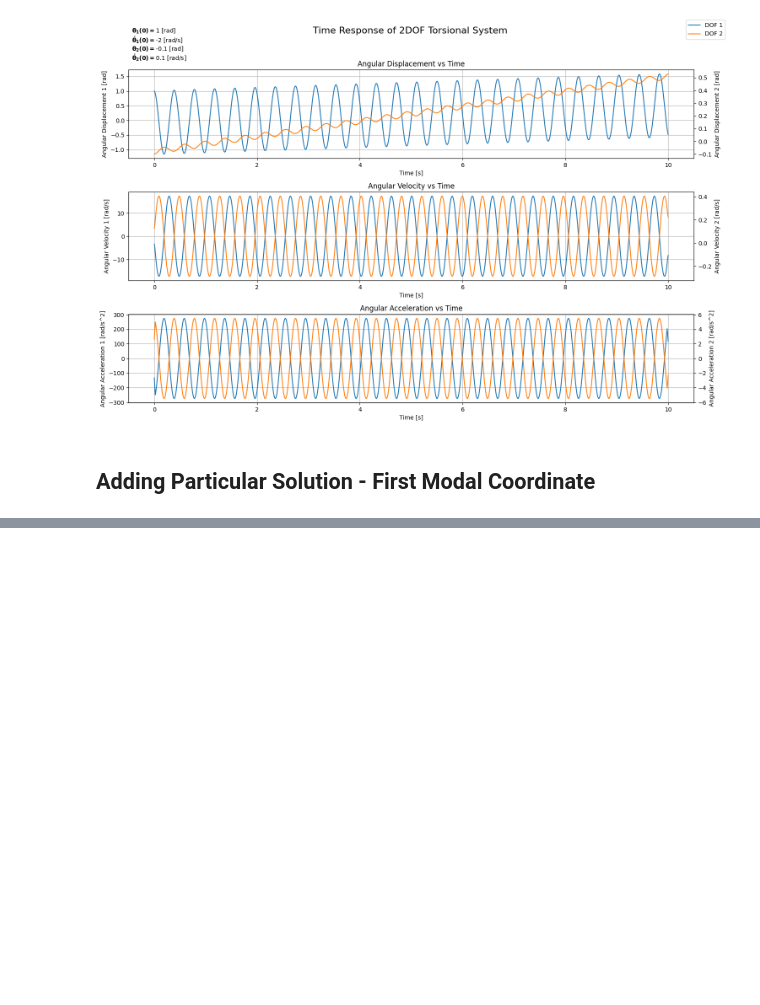
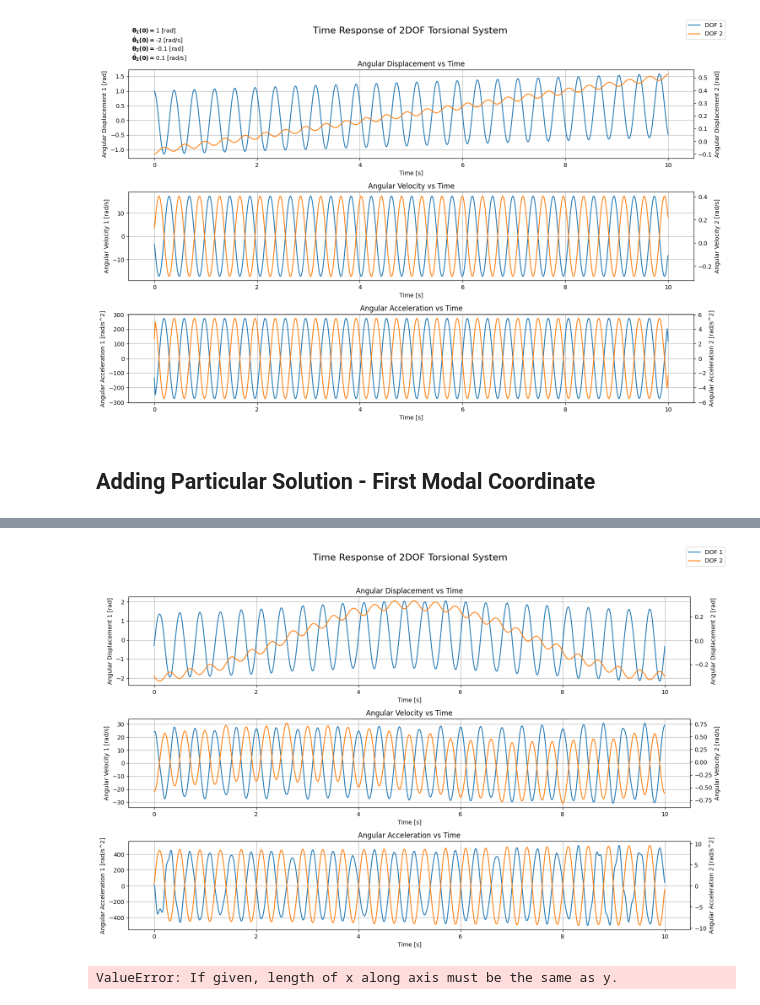
Before and after one commit to Rmhuneineh/my-website, a Jupyter notebook: content/posts/torsional_vibrations_2/01_torVib.ipynb, the cells around one changed output, grey strips where cells are left out. Saved outputs shown, nothing was run; the diff lists cells and outputs as text; code cells hidden in the pictures; blank space fills up the shorter version.

```diff
--- a/content/posts/torsional_vibrations_2/01_torVib.ipynb
+++ b/content/posts/torsional_vibrations_2/01_torVib.ipynb
@@ -282,0 +643,65 @@ class TwoDOFTorsionalSystem:
+# %%
+sin_load = {'amplitude': np.linspace(1,2,5), 'frequency': np.linspace(1,4,5)}
+cos_load = {'amplitude': np.linspace(0.4, 1.2,10), 'frequency': np.linspace(8,9, 10)}
+tau_1 = {'sin': sin_load, 'cos': cos_load}
+
+sin_load = {'amplitude': np.array([0.1], dtype=np.float16), 'frequency': np.array([15], dtype=np.float16)}
+cos_load = {'amplitude': np.array([0.6], dtype=np.float16), 'frequency': np.array([0.1], dtype=np.float16)}
+tau_2 = {'sin': sin_load, 'cos': cos_load}
+# Calculate solution
+t, theta_1, theta_2 = S.simulate_time_response(load_type=np.array(['harmonic', 'harmonic']), tau_ext=[tau_1, tau_2])
+# %%
+# Plotting the time response
+fig, axes = plt.subplots(3, 1, figsize=(15, 10))
+fig.suptitle('Time Response of 2DOF Torsional System', fontsize=16)
+# Angular Displacement vs Time
+ax2 = axes[0].twinx()
+axes[0].plot(t, theta_1, label='DOF 1')
+ax2.plot(t, theta_2, label='DOF 2', color='#ff7f0e')
+axes[0].set_xlabel('Time [s]')
+axes[0].set_ylabel('Angular Displacement 1 [rad]')
+ax2.set_ylabel('Angular Displacement 2 [rad]')
+axes[0].set_title('Angular Displacement vs Time')
+axes[0].grid(True)
+
+# Angular Velocity vs Time
+angular_velocity_1 = np.gradient(theta_1, t, axis=0)
+angular_velocity_2 = np.gradient(theta_2, t, axis=0)
+
+ax2 = axes[1].twinx()
+axes[1].plot(t, angular_velocity_1)
+ax2.plot(t, angular_velocity_2, color='#ff7f0e')
+axes[1].set_xlabel('Time [s]')
+axes[1].set_ylabel('Angular Velocity 1 [rad/s]')
+ax2.set_ylabel('Angular Velocity 2 [rad/s]')
+axes[1].set_title('Angular Velocity vs Time')
+axes[1].grid(True)
+
+# Angular Acceleration vs Time
+angular_acceleration_1 = np.gradient(angular_velocity_1, t, axis=0)
+angular_acceleration_2 = np.gradient(angular_velocity_2, t, axis=0)
+
+ax2 = axes[2].twinx()
+axes[2].plot(t, angular_acceleration_1)
+ax2.plot(t, angular_acceleration_2, color='#ff7f0e')
+axes[2].set_xlabel('Time [s]')
+axes[2].set_ylabel('Angular Acceleration 1 [rad/s^2]')
+ax2.set_ylabel('Angular Acceleration 2 [rad/s^2]')
+axes[2].set_title('Angular Acceleration vs Time')
+axes[2].grid(True)
+
+fig.legend()
+plt.tight_layout(rect=[0, 0.03, 1, 0.95])
+# %% [output]
+[figure, added]
+# %%
+# Simulate time response with a arbitrary excitation: hammer
+time_array = np.linspace(0, 10, 1000) # Time array [s]
+load_array = np.zeros_like(time_array)
+load_array[101] = 1e2
+tau_1 = {'time': time_array, 'load': load_array}
+tau_2 = {'time': time_array, 'load': np.zeros_like(time_array)}
+# Calculate solution
+t, theta_1, theta_2 = S.simulate_time_response(load_type=np.array(['measurement', 'measurement']), tau_ext=[tau_1, tau_2])
+# %% [output]
+ValueError: If given, length of x along axis must be the same as y.
```
Also changed, not shown: parts of 11 cells of this notebook, 1 other file.
